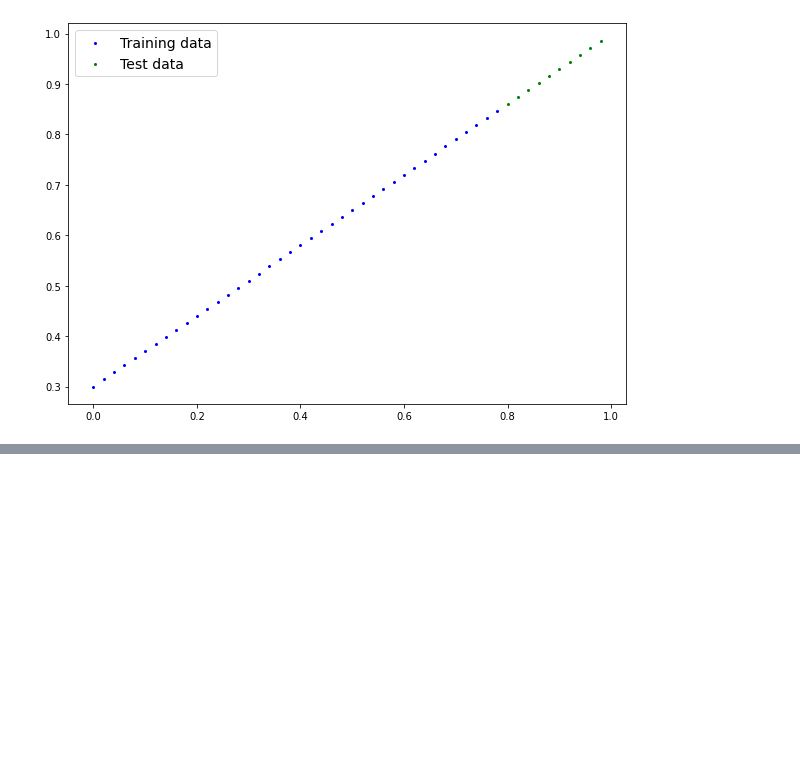
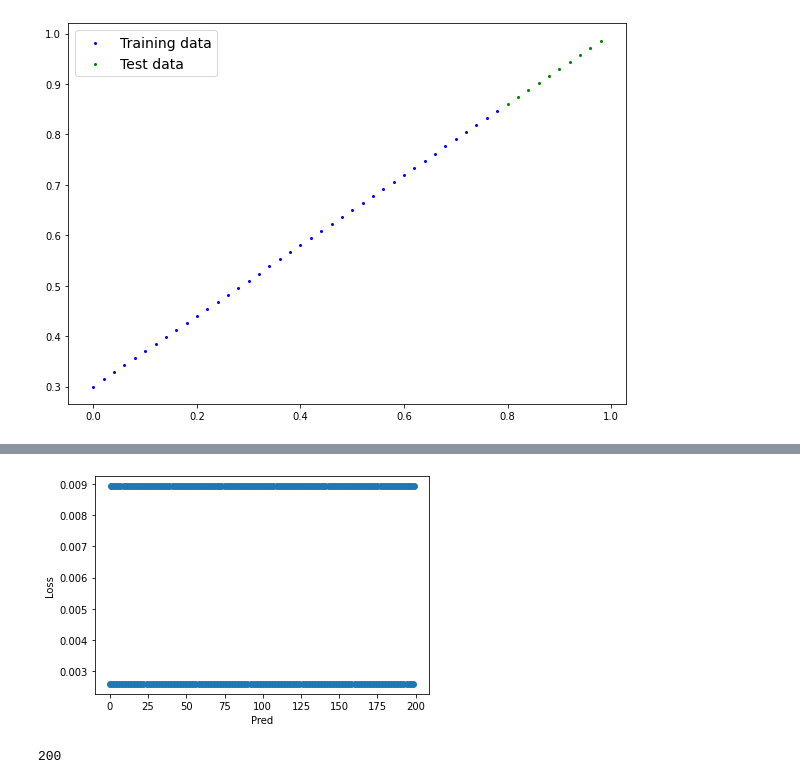
Before and after one commit to MananShukla7/Pytorch-CV, a Jupyter notebook: 02_Pytoch_Workflow.ipynb, the cells around one changed output, grey strips where cells are left out. Drawn from its saved outputs; the diff is of its cells as text; code cells hidden in the pictures; blank space fills up the shorter version.

```diff
--- a/02_Pytoch_Workflow.ipynb
+++ b/02_Pytoch_Workflow.ipynb
@@ -148,0 +254,15 @@ tensor([[0.8823],
+# %%
+def lossfn_curve(loss,preds):
+  plt.scatter(preds,loss)
+  plt.xlabel("Pred")
+  plt.ylabel("Loss")
+# %%
+lossfn_curve(loss_list,range(epochs))
+# %% [output]
+[figure, added]
+# %%
+loss_list=np.array(loss_list)
+loss_list.shape
+epochs
+# %% [output]
+200
```
Also changed, not shown: parts of 18 cells of this notebook.
